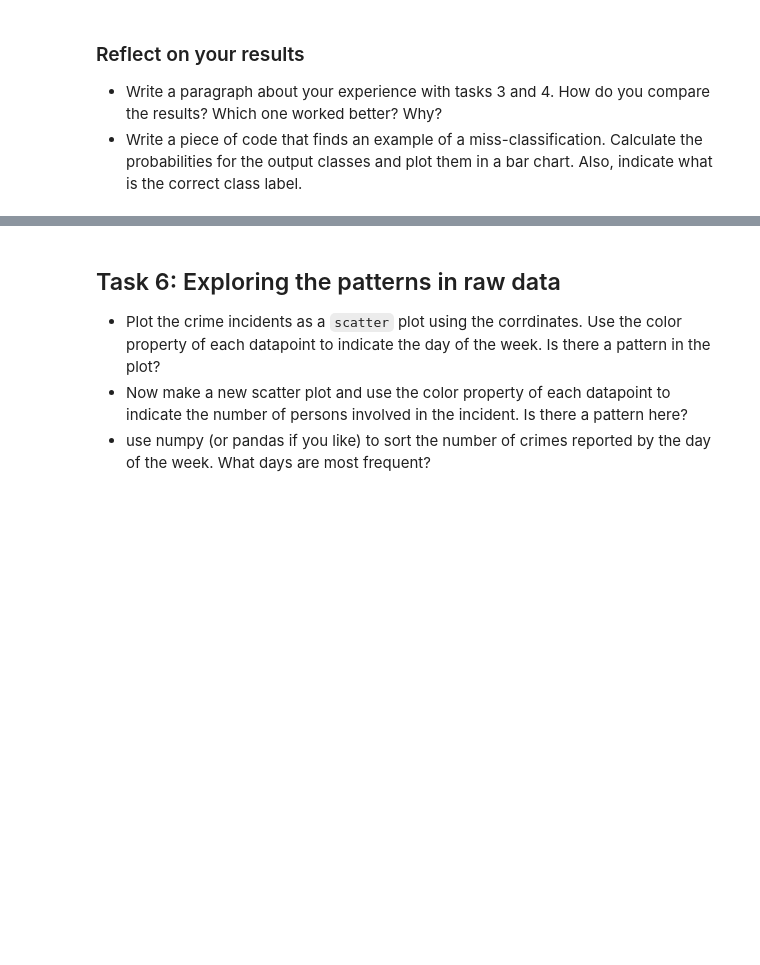
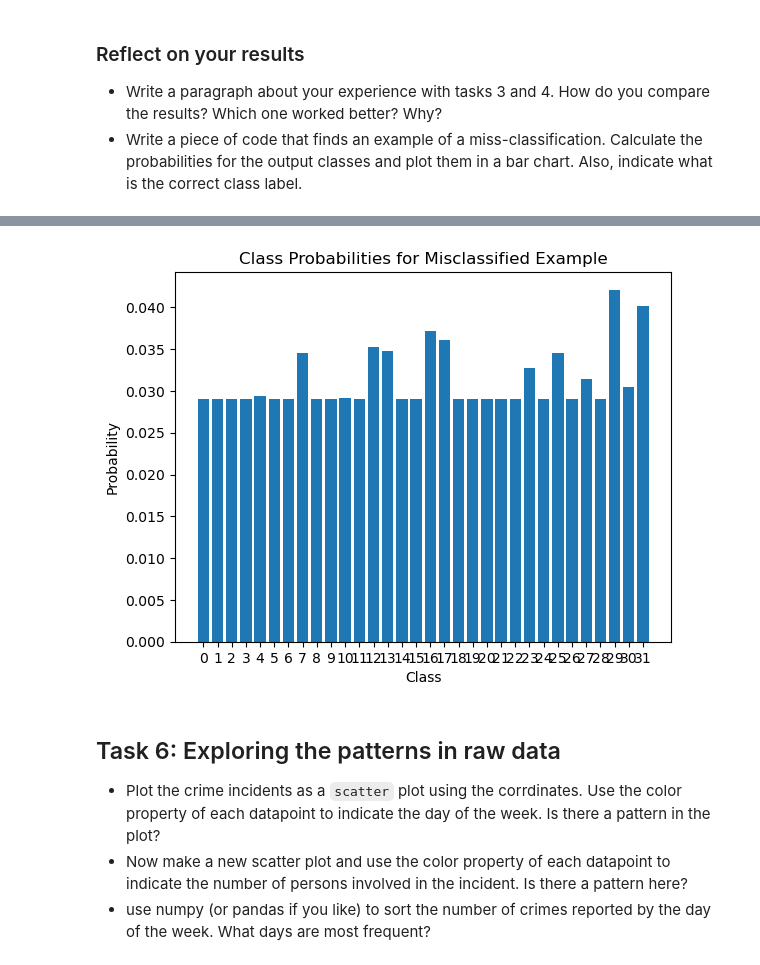
Before and after one commit to Mamatha-bk/PR, a Jupyter notebook: Assignements/HW2/Crime-Stats-Project.ipynb, the cells around one changed output, grey strips where cells are left out. Cells and saved outputs as stored; diff of their text form; code cells hidden in the pictures; blank space fills up the shorter version.

```diff
--- a/Assignements/HW2/Crime-Stats-Project.ipynb
+++ b/Assignements/HW2/Crime-Stats-Project.ipynb
@@ -440,7 +440,8 @@ class ClassificationModel(nn.Module):
     def __init__(self, input_size, hidden_size, output_size):
         super(ClassificationModel, self).__init__()
         self.fc1 = nn.Linear(input_size, hidden_size)
-        self.fc2 = nn.Linear(hidden_size, hidden_size)
+        self.fc2 = nn.Linear(hidden_size, output_size)
+
 
     def forward(self, x):
         x = torch.relu(self.fc1(x))
@@ -451,7 +452,7 @@ class ClassificationModel(nn.Module):
 unique_classes = np.unique(y)
 num_classes = len(unique_classes)
 input_size = X_train.shape[1]
-hidden_size = 32  # Increase hidden units
+hidden_size = 64  # Increase hidden units
 output_size = num_classes
 
 model = ClassificationModel(input_size, hidden_size, output_size)
@@ -583,3 +554,38 @@ ValueError: shape mismatch: objects cannot be broadcast to a single shape.  Mism
+# %%
+import matplotlib.pyplot as plt
+import torch
+
+# Assuming 'model' is the trained model and 'test_loader' is the test data loader
+model.eval()
+
+# Find an example of misclassification
+misclassified_example = None
+correct_label = None
+with torch.no_grad():
+    for test_batch_X, test_batch_y in test_loader:
+        y_pred = model(test_batch_X)
+        predicted_labels = torch.argmax(y_pred, dim=1)
+        misclassified_mask = (predicted_labels != test_batch_y)
+        if torch.sum(misclassified_mask) > 0:
+            misclassified_example = test_batch_X[misclassified_mask][0]
+            correct_label = test_batch_y[misclassified_mask][0]
+            break
+
+# Calculate class probabilities for the misclassified example
+with torch.no_grad():
+    class_probabilities = torch.softmax(model(misclassified_example.unsqueeze(0)), dim=1).squeeze().detach().numpy()
+
+# Make sure class_labels matches the number of classes in your model
+class_labels = range(class_probabilities.shape[0])
+
+# Plot the probabilities in a bar chart
+plt.bar([str(label) for label in class_labels], class_probabilities)
+plt.xlabel('Class')
+plt.ylabel('Probability')
+plt.title('Class Probabilities for Misclassified Example')
+plt.show()
+# %% [output]
+[figure, added]
 # %% [markdown]
 ## Task 6: Exploring the patterns in raw data
 
```
Also changed, not shown: parts of 8 cells of this notebook.
